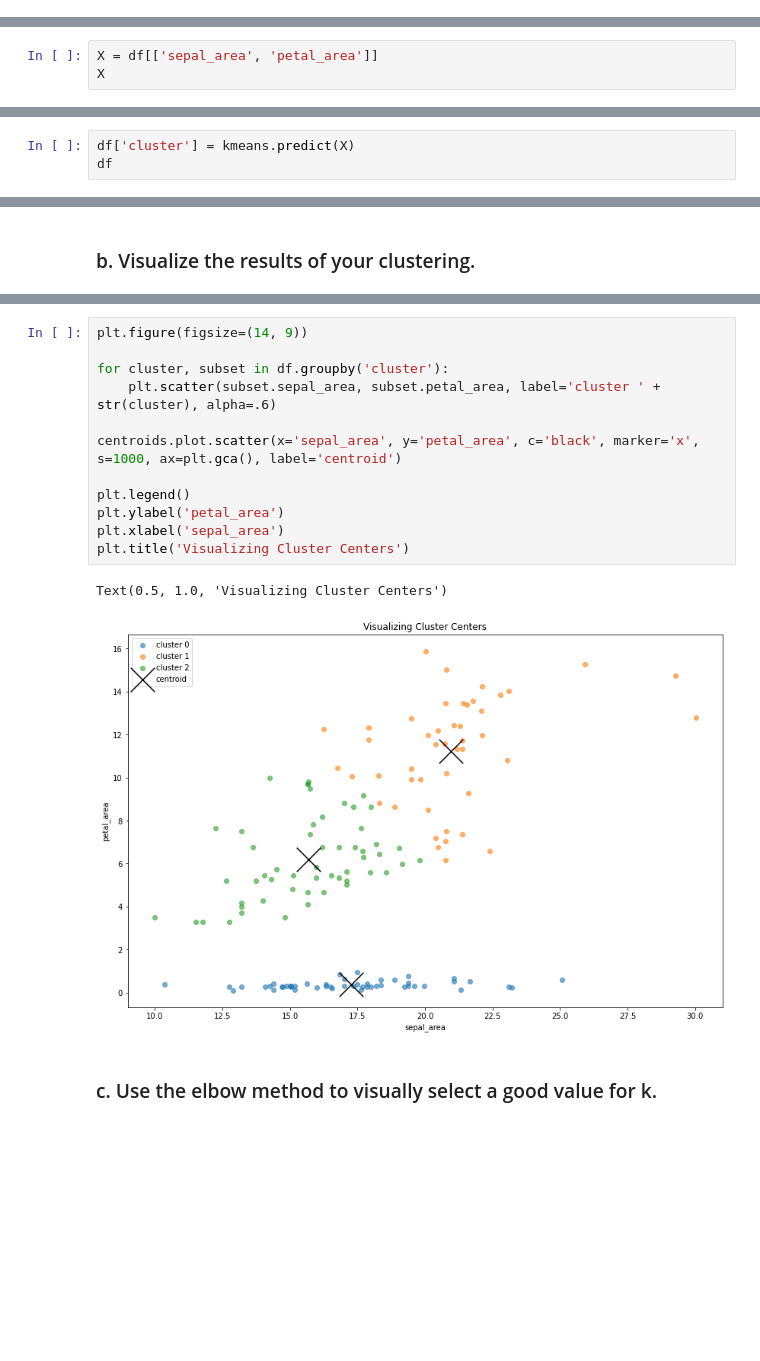
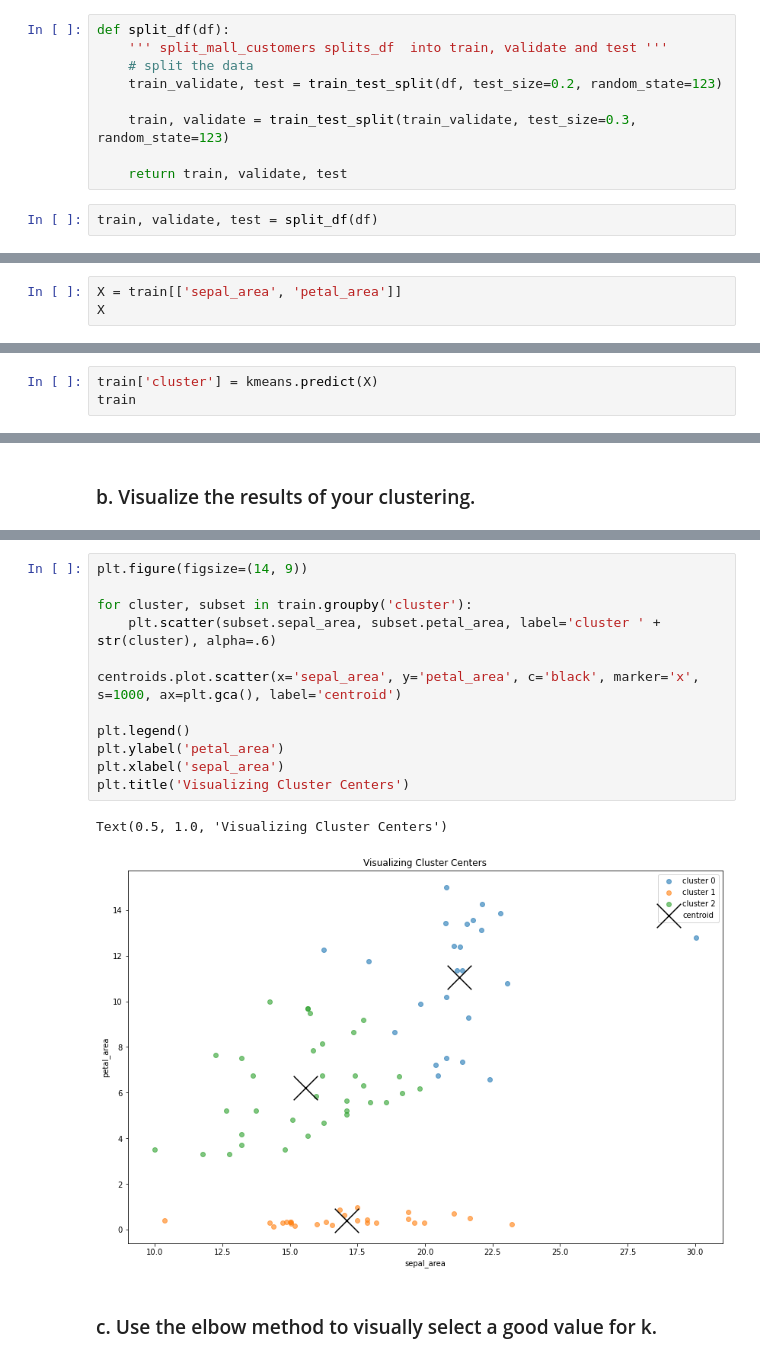
Before and after one commit to Yvette-Ibarra/clustering-exercises, a Jupyter notebook: modeling.ipynb, the cells around one changed output, grey strips where cells are left out. Saved outputs shown, nothing was run; the diff lists cells and outputs as text; blank space fills up the shorter version.

```diff
--- a/modeling.ipynb
+++ b/modeling.ipynb
@@ -38,10 +38,21 @@ df.head()
 df['sepal_area']= df.sepal_width* df.sepal_length
 # %%
 df['petal_area']= df.petal_width* df.petal_length
+# %%
+def split_df(df):
+    ''' split_mall_customers splits_df  into train, validate and test '''
+    # split the data
+    train_validate, test = train_test_split(df, test_size=0.2, random_state=123)
+
+    train, validate = train_test_split(train_validate, test_size=0.3, random_state=123)
+
+    return train, validate, test
+# %%
+train, validate, test = split_df(df)
 # %% [markdown]
 ### a. Choose features other than the ones used in the lesson.
 # %%
-X = df[['sepal_area', 'petal_area']]
+X = train[['sepal_area', 'petal_area']]
 X
 # %% [output]
 |  | sepal_area | petal_area |
@@ -77,5 +85,5 @@ array([0, 0, 0, 0, 0, 0, 0, 0, 0, 0, 0, 0, 0, 0, 0, 0, 0, 0, 0, 0, 0, 0,
 # %%
-df['cluster'] = kmeans.predict(X)
-df
+train['cluster'] = kmeans.predict(X)
+train
 # %% [output]
 |  | sepal_length | sepal_width | petal_length | petal_width | species | sepal_area | petal_area | cluster |
@@ -122,18 +130,18 @@ df.groupby('cluster')['sepal_area', 'petal_area'].mean()
 # %%
 plt.figure(figsize=(14, 9))
 
-for cluster, subset in df.groupby('cluster'):
+for cluster, subset in train.groupby('cluster'):
     plt.scatter(subset.sepal_area, subset.petal_area, label='cluster ' + str(cluster), alpha=.6)
 
 centroids.plot.scatter(x='sepal_area', y='petal_area', c='black', marker='x', s=1000, ax=plt.gca(), label='centroid')
 
 plt.legend()
 plt.ylabel('petal_area')
 plt.xlabel('sepal_area')
 plt.title('Visualizing Cluster Centers')
 # %% [output]
 Text(0.5, 1.0, 'Visualizing Cluster Centers')
-[figure, old version]
+[figure, new version]
 # %% [markdown]
 ### c. Use the elbow method to visually select a good value for k.
 # %%
```
Also changed, not shown: parts of 30 cells of this notebook.
